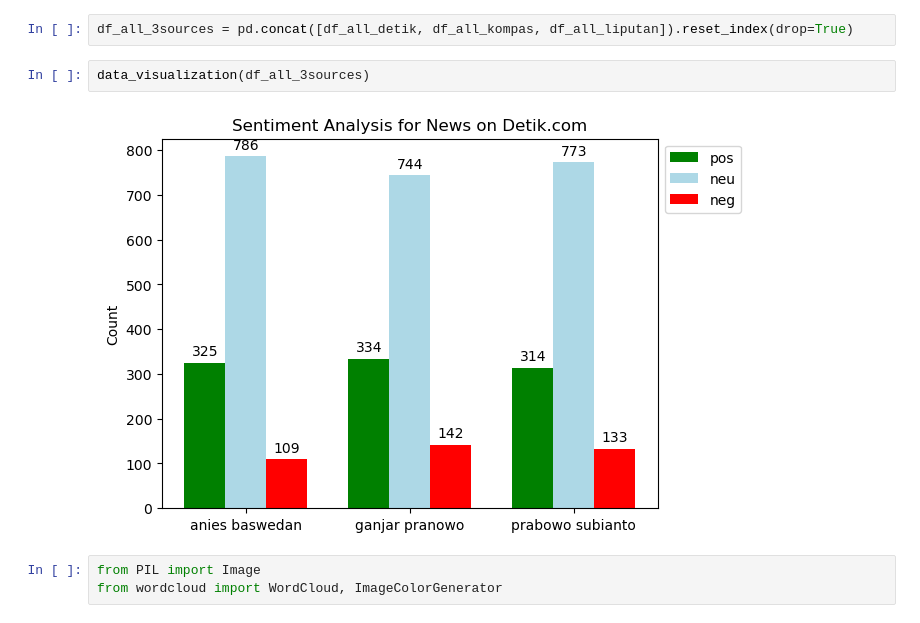
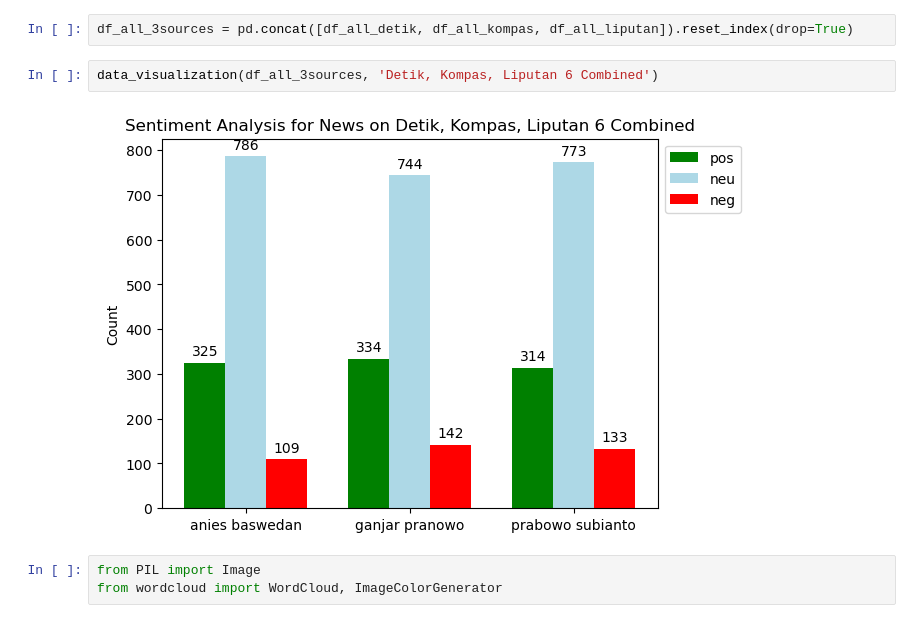
Before and after one commit to harmonicnauts/Pemilu_2024, a Jupyter notebook: pilpres_2024_3sources.ipynb, the cells around one changed output. Cells and saved outputs as stored; diff of their text form.

```diff
--- a/pilpres_2024_3sources.ipynb
+++ b/pilpres_2024_3sources.ipynb
@@ -470,9 +470,9 @@ data_visualization(df_all_liputan)
 # %%
 df_all_3sources = pd.concat([df_all_detik, df_all_kompas, df_all_liputan]).reset_index(drop=True)
-# %%
-data_visualization(df_all_3sources)
-# %% [output]
-[figure, removed]
+# %%
+data_visualization(df_all_3sources, 'Detik, Kompas, Liputan 6 Combined')
+# %% [output]
+[figure, added]
 # %%
 from PIL import Image
 from wordcloud import WordCloud, ImageColorGenerator
```
Also changed, not shown: parts of 4 cells of this notebook.
